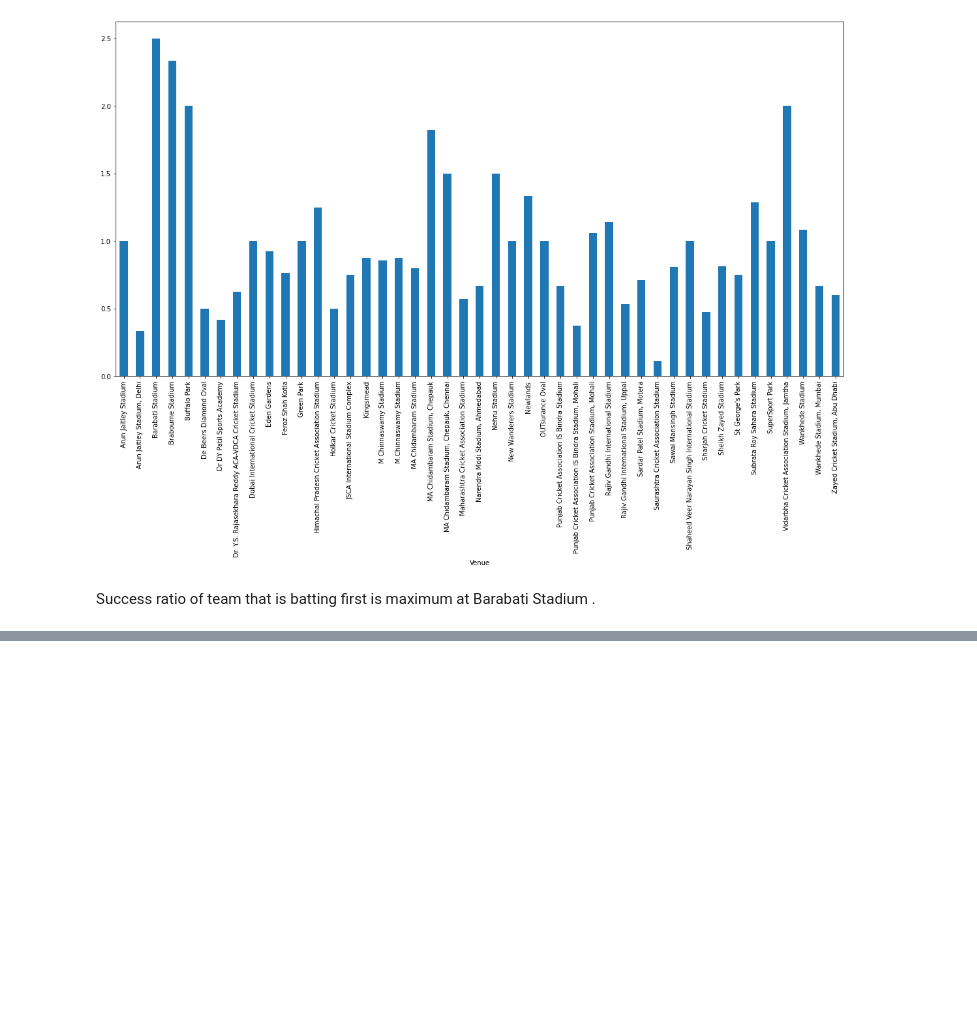
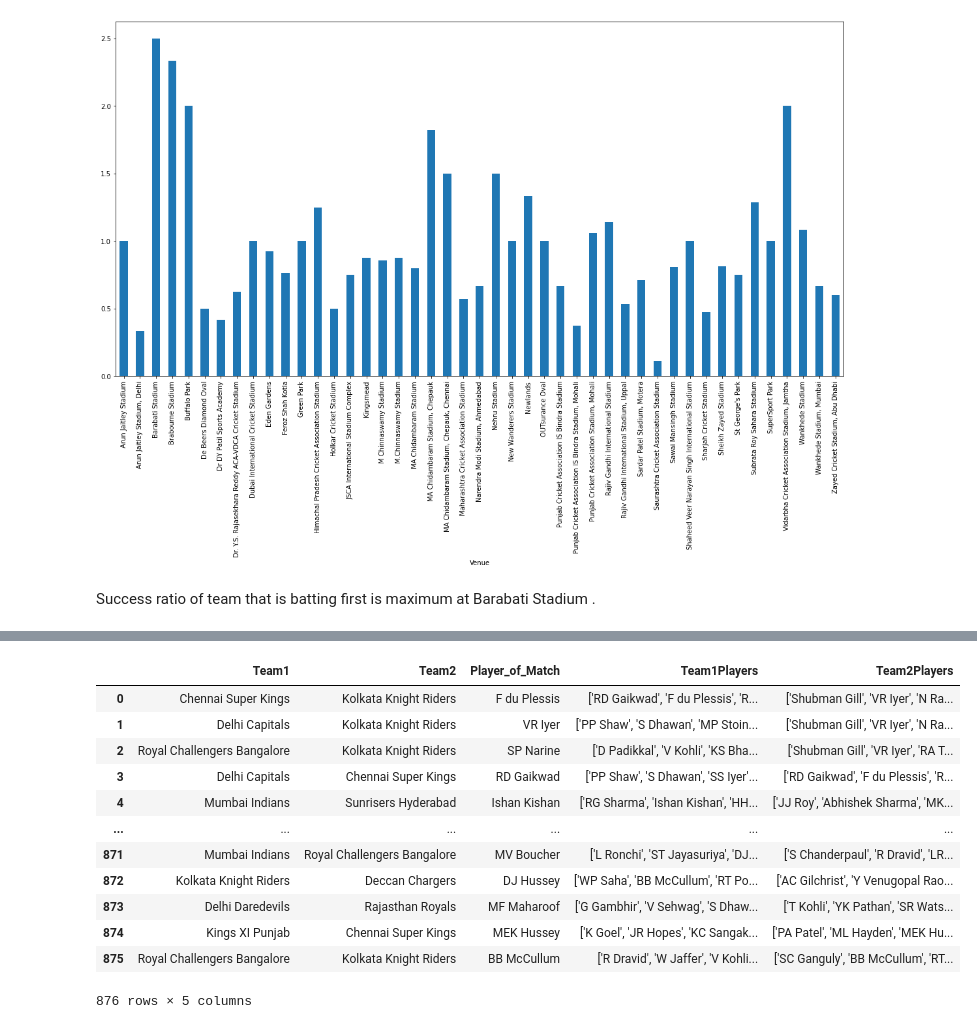
Before and after one commit to GeetikaSh/IPL_2022, a Jupyter notebook: ipl-analysis.ipynb, the cells around one changed output, grey strips where cells are left out. Saved outputs shown, nothing was run; the diff lists cells and outputs as text; code cells hidden in the pictures; blank space fills up the shorter version.

```diff
--- a/ipl-analysis.ipynb
+++ b/ipl-analysis.ipynb
@@ -245,0 +255,17 @@ Success ratio of team that is batting first is maximum at Barabati Stadium .
+# %%
+player=matches[["Team1","Team2","Player_of_Match","Team1Players","Team2Players"]]
+player
+# %% [output]
+|  | Team1 | Team2 | Player_of_Match | Team1Players | Team2Players |
+| 0 | Chennai Super Kings | Kolkata Knight Riders | F du Plessis | ['RD Gaikwad', 'F du Plessis', 'R... | ['Shubman Gill', 'VR Iyer', 'N Ra... |
+| 1 | Delhi Capitals | Kolkata Knight Riders | VR Iyer | ['PP Shaw', 'S Dhawan', 'MP Stoin... | ['Shubman Gill', 'VR Iyer', 'N Ra... |
+| 2 | Royal Challengers Bangalore | Kolkata Knight Riders | SP Narine | ['D Padikkal', 'V Kohli', 'KS Bha... | ['Shubman Gill', 'VR Iyer', 'RA T... |
+| 3 | Delhi Capitals | Chennai Super Kings | RD Gaikwad | ['PP Shaw', 'S Dhawan', 'SS Iyer'... | ['RD Gaikwad', 'F du Plessis', 'R... |
+| 4 | Mumbai Indians | Sunrisers Hyderabad | Ishan Kishan | ['RG Sharma', 'Ishan Kishan', 'HH... | ['JJ Roy', 'Abhishek Sharma', 'MK... |
+| ... | ... | ... | ... | ... | ... |
+| 871 | Mumbai Indians | Royal Challengers Bangalore | MV Boucher | ['L Ronchi', 'ST Jayasuriya', 'DJ... | ['S Chanderpaul', 'R Dravid', 'LR... |
+| 872 | Kolkata Knight Riders | Deccan Chargers | DJ Hussey | ['WP Saha', 'BB McCullum', 'RT Po... | ['AC Gilchrist', 'Y Venugopal Rao... |
+| 873 | Delhi Daredevils | Rajasthan Royals | MF Maharoof | ['G Gambhir', 'V Sehwag', 'S Dhaw... | ['T Kohli', 'YK Pathan', 'SR Wats... |
+| 874 | Kings XI Punjab | Chennai Super Kings | MEK Hussey | ['K Goel', 'JR Hopes', 'KC Sangak... | ['PA Patel', 'ML Hayden', 'MEK Hu... |
+| 875 | Royal Challengers Bangalore | Kolkata Knight Riders | BB McCullum | ['R Dravid', 'W Jaffer', 'V Kohli... | ['SC Ganguly', 'BB McCullum', 'RT... |
+876 rows × 5 columns
```
Also changed, not shown: parts of 5 cells of this notebook.
